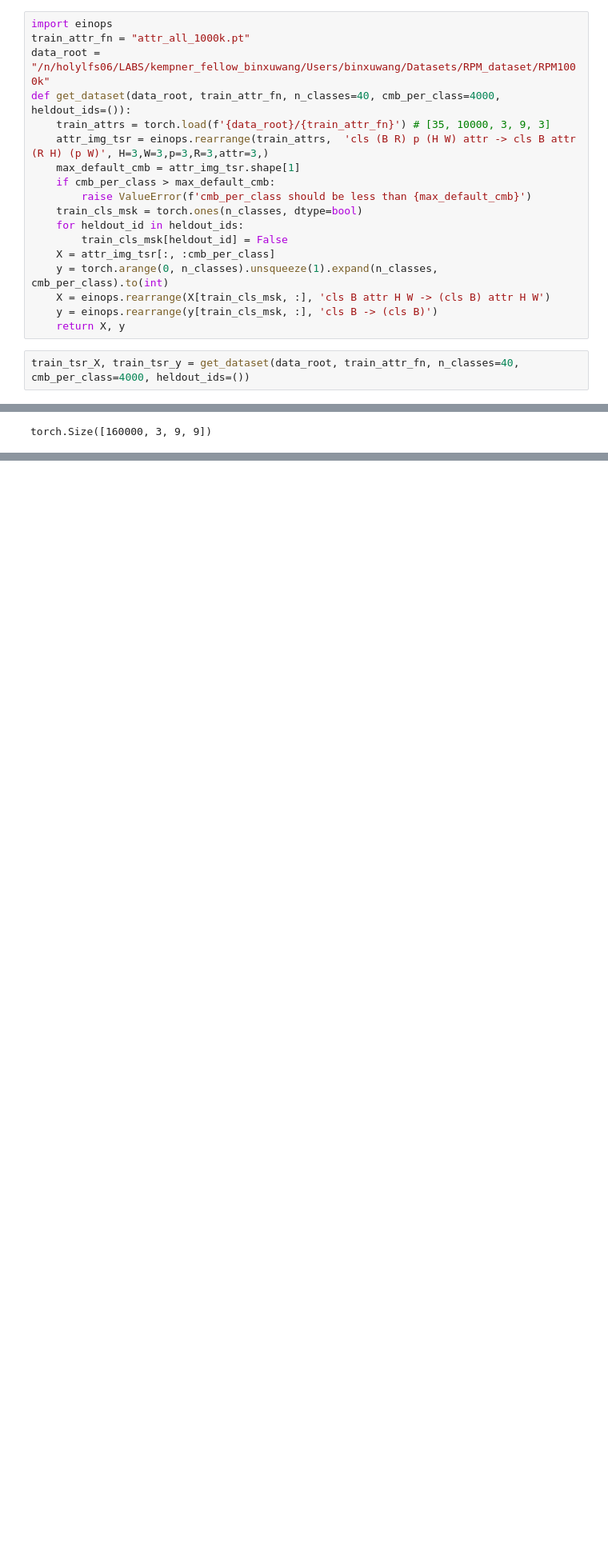
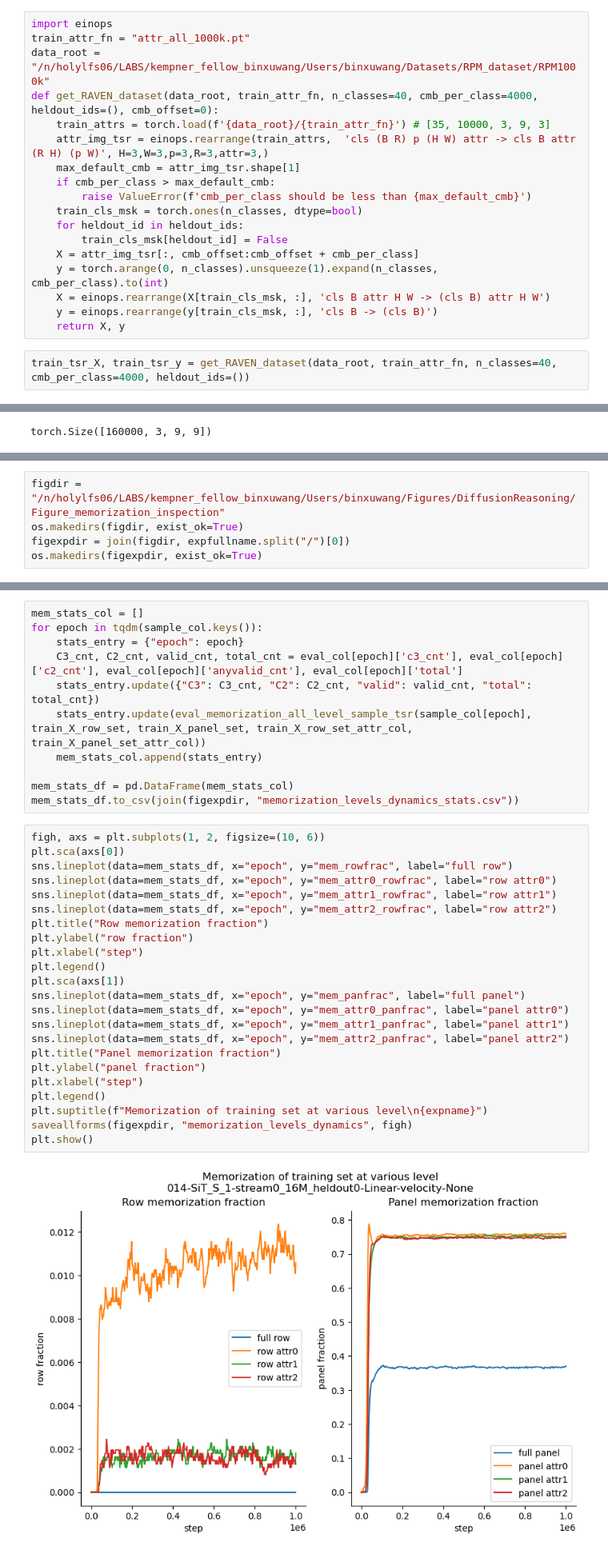
Before and after one commit to Animadversio/DiffusionReasoning, a Jupyter notebook: notebooks/gen_memorization_inspection.ipynb, the cells around one changed output, grey strips where cells are left out. Shown at 80% size. Cells and saved outputs as stored; diff of their text form; blank space fills up the shorter version.

```diff
--- a/notebooks/gen_memorization_inspection.ipynb
+++ b/notebooks/gen_memorization_inspection.ipynb
@@ -303,7 +317,7 @@ C3 fraction: 0.7119140625 C2 fraction: 0.12548828125 valid fraction: 0.845377604
 import einops
 train_attr_fn = "attr_all_1000k.pt"
 data_root = "/n/holylfs06/LABS/kempner_fellow_binxuwang/Users/binxuwang/Datasets/RPM_dataset/RPM1000k"
-def get_dataset(data_root, train_attr_fn, n_classes=40, cmb_per_class=4000, heldout_ids=()):
+def get_RAVEN_dataset(data_root, train_attr_fn, n_classes=40, cmb_per_class=4000, heldout_ids=(), cmb_offset=0):
     train_attrs = torch.load(f'{data_root}/{train_attr_fn}') # [35, 10000, 3, 9, 3]
     attr_img_tsr = einops.rearrange(train_attrs,  'cls (B R) p (H W) attr -> cls B attr (R H) (p W)', H=3,W=3,p=3,R=3,attr=3,)
     max_default_cmb = attr_img_tsr.shape[1]
@@ -312,13 +326,13 @@ def get_dataset(data_root, train_attr_fn, n_classes=40, cmb_per_class=4000, held
     train_cls_msk = torch.ones(n_classes, dtype=bool)
     for heldout_id in heldout_ids:
         train_cls_msk[heldout_id] = False
-    X = attr_img_tsr[:, :cmb_per_class]
+    X = attr_img_tsr[:, cmb_offset:cmb_offset + cmb_per_class]
     y = torch.arange(0, n_classes).unsqueeze(1).expand(n_classes, cmb_per_class).to(int)
     X = einops.rearrange(X[train_cls_msk, :], 'cls B attr H W -> (cls B) attr H W')
     y = einops.rearrange(y[train_cls_msk, :], 'cls B -> (cls B)')
     return X, y
 # %%
-train_tsr_X, train_tsr_y = get_dataset(data_root, train_attr_fn, n_classes=40, cmb_per_class=4000, heldout_ids=())
+train_tsr_X, train_tsr_y = get_RAVEN_dataset(data_root, train_attr_fn, n_classes=40, cmb_per_class=4000, heldout_ids=())
 # %%
 train_tsr_X.shape
 # %% [output]
@@ -343,0 +458,5 @@ def check_fraction_train_set(gen_sample_rows_list, train_X_row_set):
+# %%
+figdir = "/n/holylfs06/LABS/kempner_fellow_binxuwang/Users/binxuwang/Figures/DiffusionReasoning/Figure_memorization_inspection"
+os.makedirs(figdir, exist_ok=True)
+figexpdir = join(figdir, expfullname.split("/")[0])
+os.makedirs(figexpdir, exist_ok=True)
@@ -343,0 +495,36 @@ def check_fraction_train_set(gen_sample_rows_list, train_X_row_set):
+# %%
+mem_stats_col = []
+for epoch in tqdm(sample_col.keys()):
+    stats_entry = {"epoch": epoch}
+    C3_cnt, C2_cnt, valid_cnt, total_cnt = eval_col[epoch]['c3_cnt'], eval_col[epoch]['c2_cnt'], eval_col[epoch]['anyvalid_cnt'], eval_col[epoch]['total']
+    stats_entry.update({"C3": C3_cnt, "C2": C2_cnt, "valid": valid_cnt, "total": total_cnt})
+    stats_entry.update(eval_memorization_all_level_sample_tsr(sample_col[epoch], train_X_row_set, train_X_panel_set, train_X_row_set_attr_col, train_X_panel_set_attr_col))
+    mem_stats_col.append(stats_entry)
+
+mem_stats_df = pd.DataFrame(mem_stats_col)
+mem_stats_df.to_csv(join(figexpdir, "memorization_levels_dynamics_stats.csv"))
+# %%
+figh, axs = plt.subplots(1, 2, figsize=(10, 6))
+plt.sca(axs[0])
+sns.lineplot(data=mem_stats_df, x="epoch", y="mem_rowfrac", label="full row")
+sns.lineplot(data=mem_stats_df, x="epoch", y="mem_attr0_rowfrac", label="row attr0")
+sns.lineplot(data=mem_stats_df, x="epoch", y="mem_attr1_rowfrac", label="row attr1")
+sns.lineplot(data=mem_stats_df, x="epoch", y="mem_attr2_rowfrac", label="row attr2")
+plt.title("Row memorization fraction")
+plt.ylabel("row fraction")
+plt.xlabel("step")
+plt.legend()
+plt.sca(axs[1])
+sns.lineplot(data=mem_stats_df, x="epoch", y="mem_panfrac", label="full panel")
+sns.lineplot(data=mem_stats_df, x="epoch", y="mem_attr0_panfrac", label="panel attr0")
+sns.lineplot(data=mem_stats_df, x="epoch", y="mem_attr1_panfrac", label="panel attr1")
+sns.lineplot(data=mem_stats_df, x="epoch", y="mem_attr2_panfrac", label="panel attr2")
+plt.title("Panel memorization fraction")
+plt.ylabel("panel fraction")
+plt.xlabel("step")
+plt.legend()
+plt.suptitle(f"Memorization of training set at various level\n{expname}")
+saveallforms(figexpdir, "memorization_levels_dynamics", figh)
+plt.show()
+# %% [output]
+[figure, added]
```
Also changed, not shown: parts of 84 cells of this notebook.
